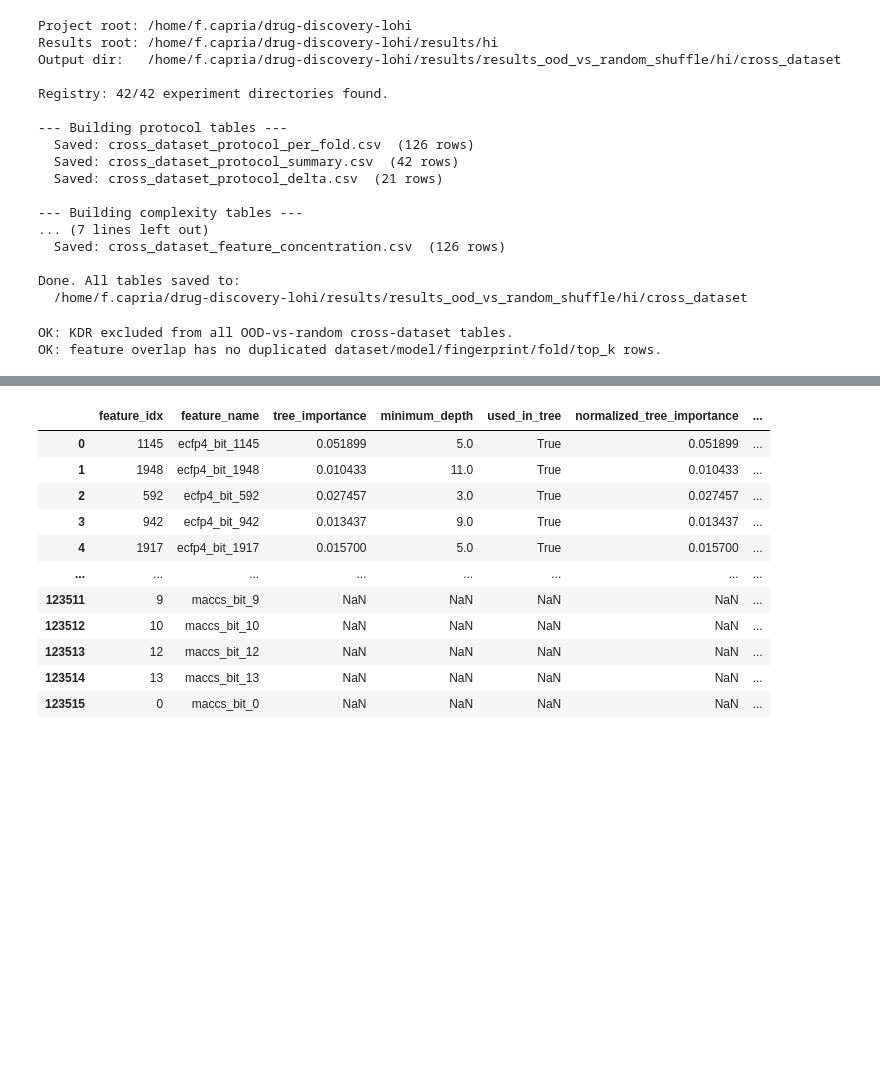
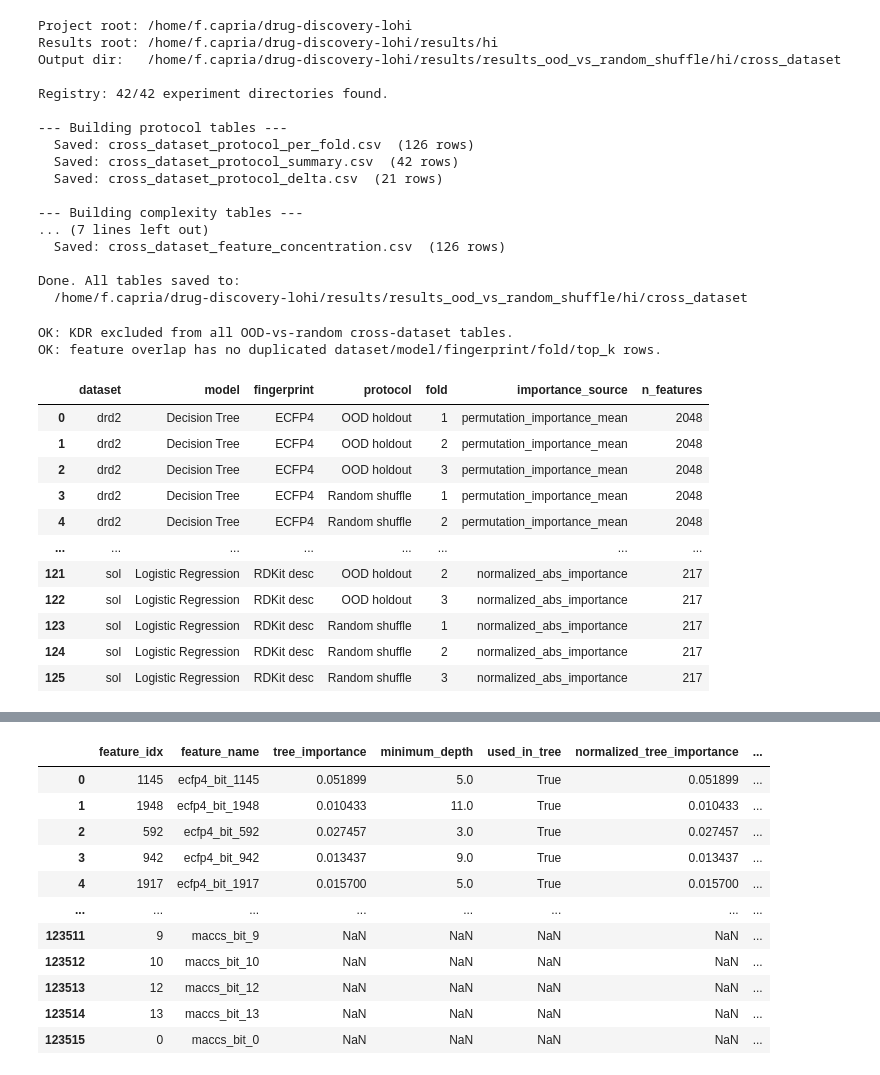
Before and after one commit to francescocapria/drug-discovery-lohi, a Jupyter notebook: notebooks/hi_ood_vs_random_cross_dataset/01-cross_dataset_tables_hi.ipynb, the cells around one changed output, grey strips where cells are left out. Cells and saved outputs as stored; diff of their text form; code cells hidden in the pictures; blank space fills up the shorter version.

```diff
--- a/notebooks/hi_ood_vs_random_cross_dataset/01-cross_dataset_tables_hi.ipynb
+++ b/notebooks/hi_ood_vs_random_cross_dataset/01-cross_dataset_tables_hi.ipynb
@@ -930,26 +962,112 @@ Done. All tables saved to:
 # %%
 for name in ["per_fold", "summary", "delta", "complexity_all", "fi_all", "overlap", "concentration"]:
     df = outputs[name]
     if "dataset" in df.columns:
         assert "kdr" not in set(df["dataset"]), f"KDR found in {name}"
 
 print("OK: KDR excluded from all OOD-vs-random cross-dataset tables.")
+
+
+# Feature overlap duplicate check
 
 overlap = outputs["overlap"]
 
 if len(overlap) > 0:
     duplicate_cols = ["dataset", "model", "fingerprint", "fold", "top_k"]
     assert not overlap.duplicated(subset=duplicate_cols).any(), (
         "Duplicated rows found in feature overlap table."
     )
 
-    expected_rows = (
-        len(DATASETS)
-        * 3   # DT, LR, SVM
-        * 1   # not fixed because fingerprints differ by model, checked below
+print("OK: feature overlap has no duplicated dataset/model/fingerprint/fold/top_k rows.")
+
+
+# Feature-importance source checks
+
+fi_all = outputs["fi_all"]
+
+if len(fi_all) > 0:
+    required_cols = [
+        "dataset",
+        "model",
+        "fingerprint",
+        "protocol",
+        "fold",
+        "importance_source",
+    ]
+
+    missing_cols = [c for c in required_cols if c not in fi_all.columns]
+    assert not missing_cols, f"Missing required columns in fi_all: {missing_cols}"
+
+    group_cols = ["dataset", "model", "fingerprint", "protocol", "fold"]
+
+    importance_source_summary = (
+        fi_all
+        .groupby(group_cols + ["importance_source"], as_index=False)
+        .size()
+        .rename(columns={"size": "n_features"})
+        .sort_values(group_cols + ["importance_source"])
+        .reset_index(drop=True)
     )
 
-print("OK: feature overlap has no duplicated dataset/model/fingerprint/fold/top_k rows.")
+    display(importance_source_summary)
+
+    # Decision Tree should use permutation importance as the main ranking.
+    dt_bad = importance_source_summary[
+        (importance_source_summary["model"] == "Decision Tree")
+        & (importance_source_summary["importance_source"] != "permutation_importance_mean")
+    ]
+
+    assert len(dt_bad) == 0, (
+        "Some Decision Tree feature rankings did not use permutation_importance_mean. "
+        "Fallback or unexpected source detected:\n"
+        f"{dt_bad.to_string(index=False)}"
+    )
+
+    # Logistic Regression should use coefficient-based importance.
+    lr_allowed_sources = {"normalized_abs_importance", "abs_weight"}
+
+    lr_bad = importance_source_summary[
+        (importance_source_summary["model"] == "Logistic Regression")
+        & (~importance_source_summary["importance_source"].isin(lr_allowed_sources))
+    ]
+
+    assert len(lr_bad) == 0, (
+        "Some Logistic Regression feature rankings used an unexpected importance source:\n"
+        f"{lr_bad.to_string(index=False)}"
+    )
+
+    # Linear SVM should also use coefficient-based importance.
+    svm_allowed_sources = {"normalized_abs_importance", "abs_weight"}
+
+    svm_bad = importance_source_summary[
+        (importance_source_summary["model"] == "Linear SVM")
+        & (~importance_source_summary["importance_source"].isin(svm_allowed_sources))
+    ]
+
+    assert len(svm_bad) == 0, (
+        "Some Linear SVM feature rankings used an unexpected importance source:\n"
+        f"{svm_bad.to_string(index=False)}"
+    )
+
+    print(
+        "OK: feature-importance sources are consistent "
+        "(DT = permutation importance; LR/SVM = coefficient-based importance)."
+    )
+
+else:
+    print("WARNING: fi_all is empty, feature-importance source checks were skipped.")
 # %% [output]
 OK: KDR excluded from all OOD-vs-random cross-dataset tables.
 OK: feature overlap has no duplicated dataset/model/fingerprint/fold/top_k rows.
+|  | dataset | model | fingerprint | protocol | fold | importance_source | n_features |
+| 0 | drd2 | Decision Tree | ECFP4 | OOD holdout | 1 | permutation_importance_mean | 2048 |
+| 1 | drd2 | Decision Tree | ECFP4 | OOD holdout | 2 | permutation_importance_mean | 2048 |
+| 2 | drd2 | Decision Tree | ECFP4 | OOD holdout | 3 | permutation_importance_mean | 2048 |
+| 3 | drd2 | Decision Tree | ECFP4 | Random shuffle | 1 | permutation_importance_mean | 2048 |
+| 4 | drd2 | Decision Tree | ECFP4 | Random shuffle | 2 | permutation_importance_mean | 2048 |
+| ... | ... | ... | ... | ... | ... | ... | ... |
+| 121 | sol | Logistic Regression | RDKit desc | OOD holdout | 2 | normalized_abs_importance | 217 |
+| 122 | sol | Logistic Regression | RDKit desc | OOD holdout | 3 | normalized_abs_importance | 217 |
+| 123 | sol | Logistic Regression | RDKit desc | Random shuffle | 1 | normalized_abs_importance | 217 |
+| 124 | sol | Logistic Regression | RDKit desc | Random shuffle | 2 | normalized_abs_importance | 217 |
+| 125 | sol | Logistic Regression | RDKit desc | Random shuffle | 3 | normalized_abs_importance | 217 |
```
Also changed, not shown: parts of 6 cells of this notebook, 2 other files.
